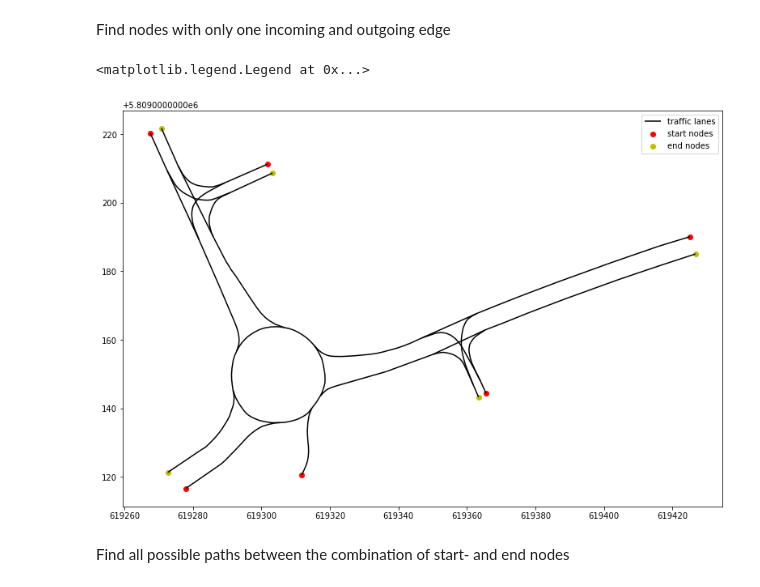
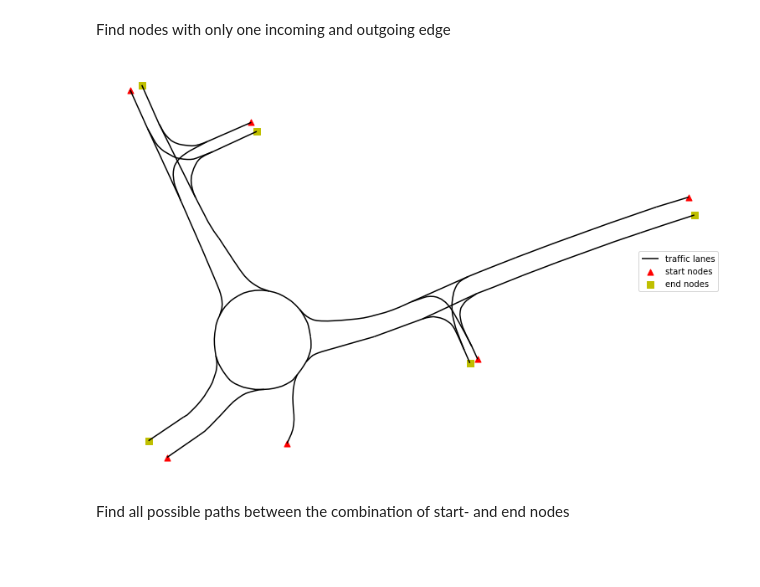
Before and after one commit to kopytjuk/opendd-analysis, a Jupyter notebook: notebooks/Distance Analysis.ipynb, the cells around one changed output. Drawn from its saved outputs; the diff is of its cells as text; code cells hidden in the pictures; blank space fills up the shorter version.

```diff
--- a/notebooks/Distance Analysis.ipynb
+++ b/notebooks/Distance Analysis.ipynb
@@ -63,17 +73,17 @@ end_nodes = [node for node, degree in traffic_lanes_graph.out_degree if degree =
 # %%
 fig, ax = plt.subplots(figsize=(16, 9))
 trafficlanes.plot(ax=ax, color="k", label="traffic lanes")
 
 start_nodes_matrix = np.array(start_nodes)
-ax.scatter(start_nodes_matrix[:, 0], start_nodes_matrix[:, 1], color="r", label="start nodes")
+ax.scatter(start_nodes_matrix[:, 0], start_nodes_matrix[:, 1], s=50, color="r", marker="^", label="start nodes")
 
 end_nodes_matrix = np.array(end_nodes)
-ax.scatter(end_nodes_matrix[:, 0], end_nodes_matrix[:, 1], color="y", label="end nodes")
+ax.scatter(end_nodes_matrix[:, 0], end_nodes_matrix[:, 1], s=50, color="y", marker="s", label="end nodes")
 
-ax.legend()
+ax.legend(loc=5)
+ax.set_axis_off()
 # %% [output]
-<matplotlib.legend.Legend at 0x...>
-[figure, old version]
+[figure, new version]
 # %% [markdown]
 Find all possible paths between the combination of start- and end nodes
 # %%
```
Also changed, not shown: parts of 65 cells of this notebook, 4 other files.
